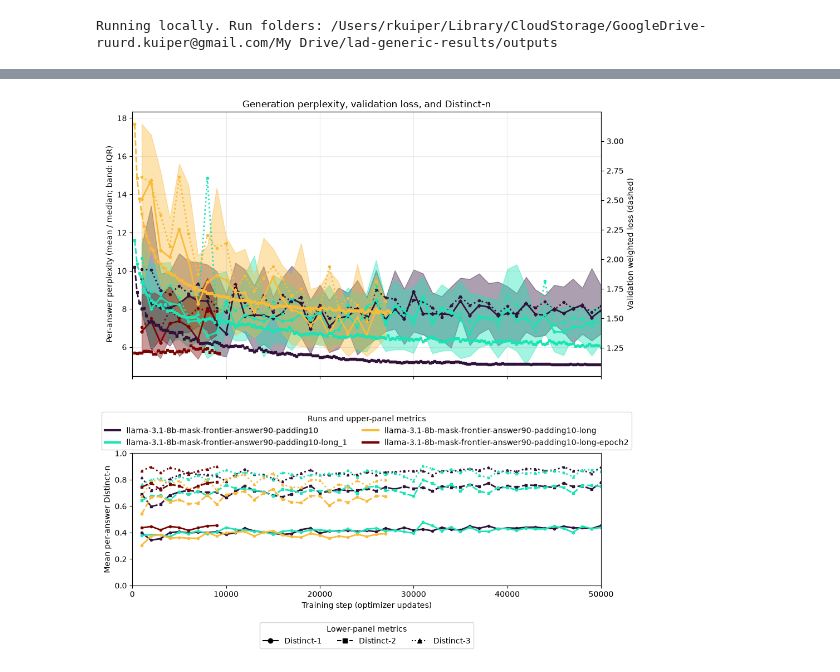
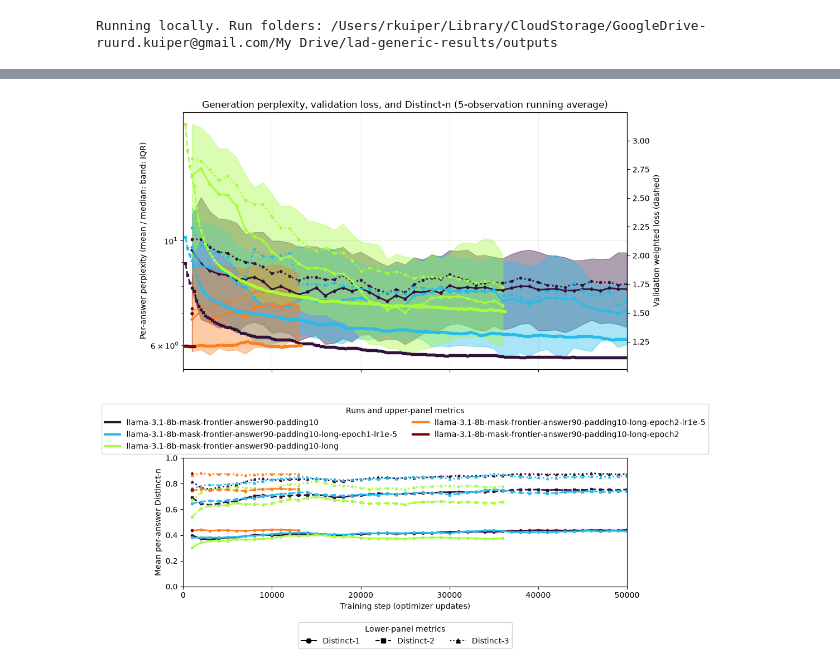
Before and after one commit to RuurdKuiper/lad-generic, a Jupyter notebook: notebooks/lad-generic-generation-perplexity.ipynb, the cells around one changed output, grey strips where cells are left out. Cells and saved outputs as stored; diff of their text form; code cells hidden in the pictures.

```diff
--- a/notebooks/lad-generic-generation-perplexity.ipynb
+++ b/notebooks/lad-generic-generation-perplexity.ipynb
@@ -56,17 +56,19 @@ RUN_NAMES = [
     # "llama-3.1-8b-mask-frontier-2",
     # "llama-3.1-8b-mask-frontier-all-tokens",
     "llama-3.1-8b-mask-frontier-answer90-padding10",
-    "llama-3.1-8b-mask-frontier-answer90-padding10-long_1",
+    "llama-3.1-8b-mask-frontier-answer90-padding10-long-epoch1-lr1e-5",
     "llama-3.1-8b-mask-frontier-answer90-padding10-long",
+    "llama-3.1-8b-mask-frontier-answer90-padding10-long-epoch2-lr1e-5",
     "llama-3.1-8b-mask-frontier-answer90-padding10-long-epoch2",
     # "gemma-2-9b-mask-frontier-answer90-padding10",
 ]
 BASE_DIR = DEFAULT_BASE_DIR
 # Local override: the directory containing <run>/generation_metrics.jsonl.
 # BASE_DIR = Path("~/Downloads/lad-generic-results/outputs").expanduser()
-LOG_Y = False
+LOG_Y = True
+LOG_VALIDATION_LOSS = True
 MIN_VALIDATION_STEP = 250  # Include validation loss from this step onward.
-SMOOTHING_WINDOW = 3  # Number of logged observations; 1 disables smoothing.
+SMOOTHING_WINDOW = 5  # Number of logged observations; 1 disables smoothing.
 # %%
 import json
 import re
@@ -286,7 +289,6 @@ for index, run_name in enumerate(plotted_runs):
                     linewidth=2, linestyle=linestyle, marker=marker, markersize=3,
                 )
 
-LOG_VALIDATION_LOSS = False  # Set True if early, very large perplexities obscure later steps.
 
 if LOG_Y:
     ax.set_yscale("log")
@@ -306,31 +308,31 @@ distinct_ax.set_ylim(0, 1)
 
 ax.legend(
     handles=legend_handles,
     title="Runs and upper-panel metrics",
     bbox_to_anchor=(0.5, -0.12),
     loc="upper center",
     ncol=2,
 )
 
 distinct_ax.legend(
     handles=[
         Line2D([], [], color="black", linestyle="-", marker="o", label="Distinct-1"),
         Line2D([], [], color="black", linestyle="--", marker="s", label="Distinct-2"),
         Line2D([], [], color="black", linestyle=":", marker="^", label="Distinct-3"),
     ],
     title="Lower-panel metrics",
     bbox_to_anchor=(0.5, -0.25),
     loc="upper center",
     ncol=3,
 )
 
 fig.subplots_adjust(hspace=0.55, bottom=0.20)
 
 distinct_ax.set_xlim(0, 50_000)
 fig.tight_layout(rect=(0, 0, 0.82, 1))
 plt.show()
 
 # Optional: save the displayed figure to Drive.
 # fig.savefig(BASE_DIR.parent / "generation-quality-comparison.png", dpi=200, bbox_inches="tight")
 # %% [output]
-[figure, old version]
+[figure, new version]
```
Also changed, not shown: parts of 1 cell of this notebook, 9 other files.
